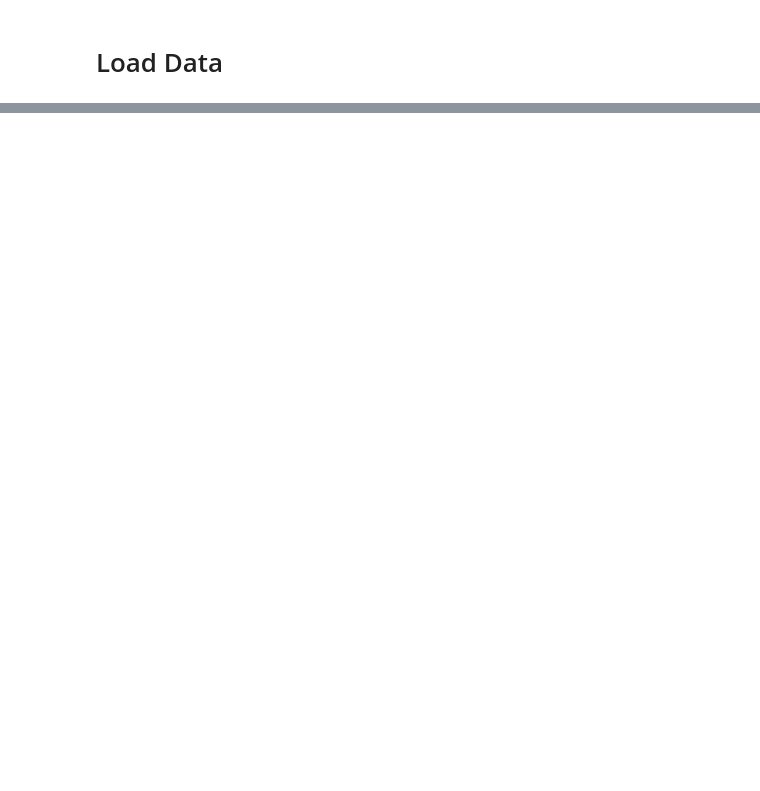
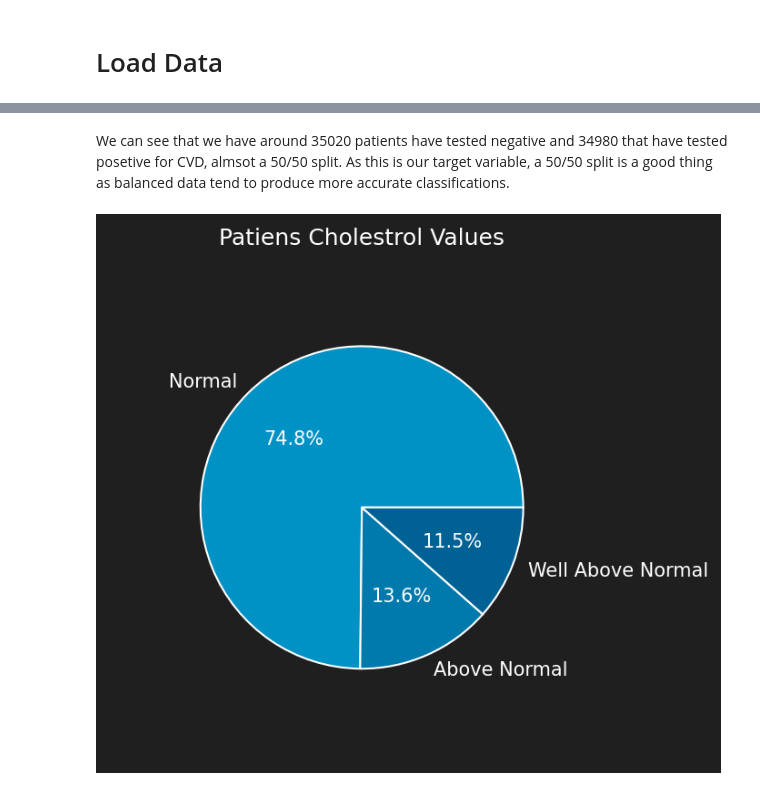
Before and after one commit to Adam-Teo/AT24-Machine-Learning-Adam-Teodorsson, a Jupyter notebook: Labb_1/main.ipynb, the cells around one changed output, grey strips where cells are left out. Drawn from its saved outputs; the diff is of its cells as text; code cells hidden in the pictures; blank space fills up the shorter version.

```diff
--- a/Labb_1/main.ipynb
+++ b/Labb_1/main.ipynb
@@ -24,0 +133,13 @@ df
+# %% [markdown]
+We can see that we have around 35020 patients have tested negative and 34980 that have tested posetive for CVD, almsot a 50/50 split. As this is our target variable, a 50/50 split is a good thing as balanced data tend to produce more accurate classifications.
+# %%
+cholesterol = df.groupby("cholesterol").count()
+
+
+fig = plt.figure( )
+fig = plt.pie(cholesterol["gender"], labels=["Normal", "Above Normal", "Well Above Normal"],  autopct="%1.1f%%",
+              radius=0.8, wedgeprops=wpr,
+              textprops=dict(color="white", size=10), colors=[cpa[-3], cpa[-2], cpa[-1]  ])
+fig = plt.title("Patiens Cholestrol Values", fontsize=12)
+# %% [output]
+[figure, added]
```
Also changed, not shown: parts of 50 cells of this notebook, 3 other files.
